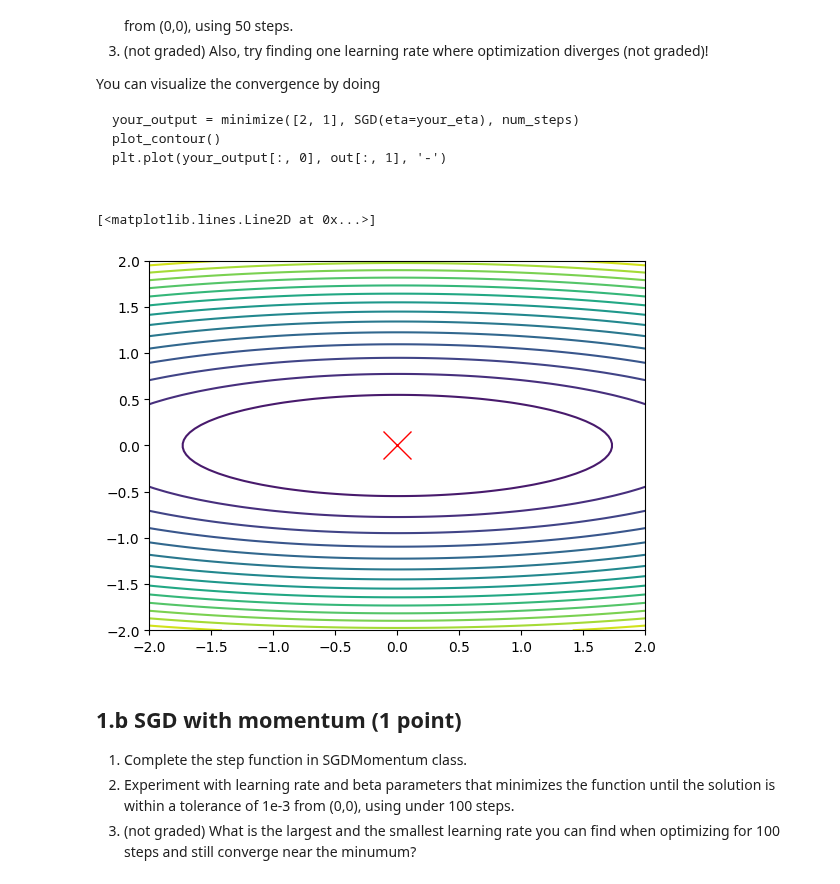
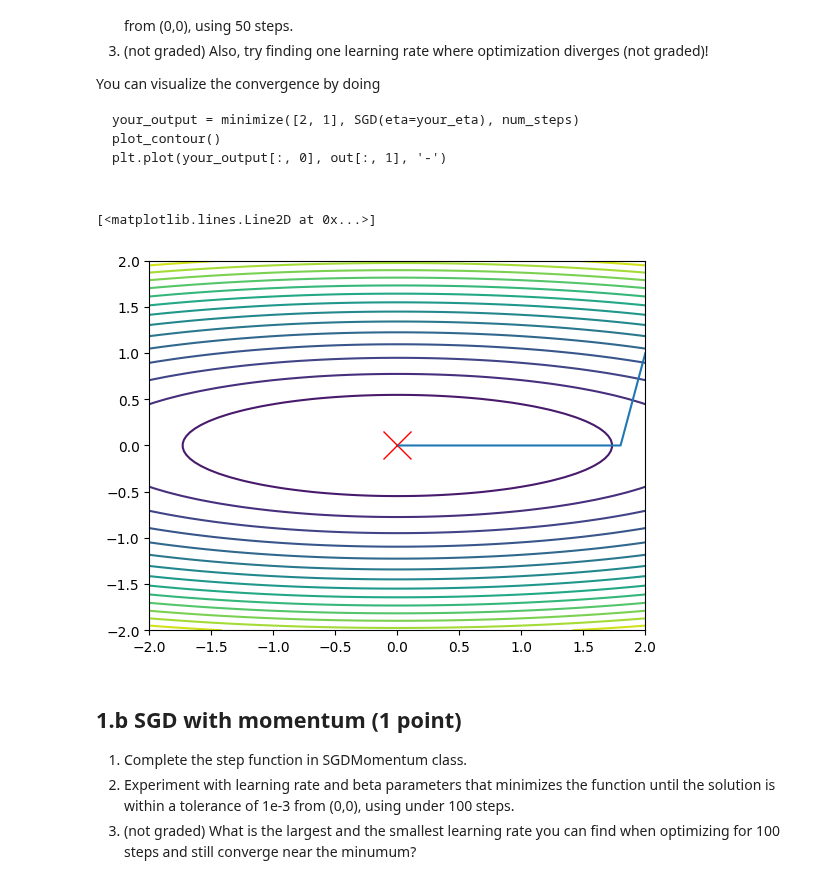
Before and after one commit to AfraAd/CSC413-Homeworks, a Jupyter notebook: Fall25_HW4_Optimizer.ipynb, the cells around one changed output. Cells and saved outputs as stored; diff of their text form; code cells hidden in the pictures.

```diff
--- a/Fall25_HW4_Optimizer.ipynb
+++ b/Fall25_HW4_Optimizer.ipynb
@@ -94,19 +94,19 @@ class SGD:
         new_x = []
         ############ TODO: Complete the step function ############
         # Return the updated value (array) of x
-        new_x = x
+        new_x = x - self.eta * gradient
         ##########################################################
 
         return new_x
 # %%
 ############ FOR YOUR INFORMATION ############
 plot_contour()
 
-out = minimize([2,1], SGD(0.1), 50)
+out = minimize([2,1], SGD(0.05), 50)
 plt.plot(out[:, 0], out[:, 1], '-')
 # %% [output]
 [<matplotlib.lines.Line2D at 0x...>]
-[figure, old version]
+[figure, new version]
 # %%
 ##################### FOR ANSWER FOR SGD HYPERPARAMETER #####################
 PART1_SGD_HYPERPARAMETER = {
```
Also changed, not shown: parts of 16 cells of this notebook.
